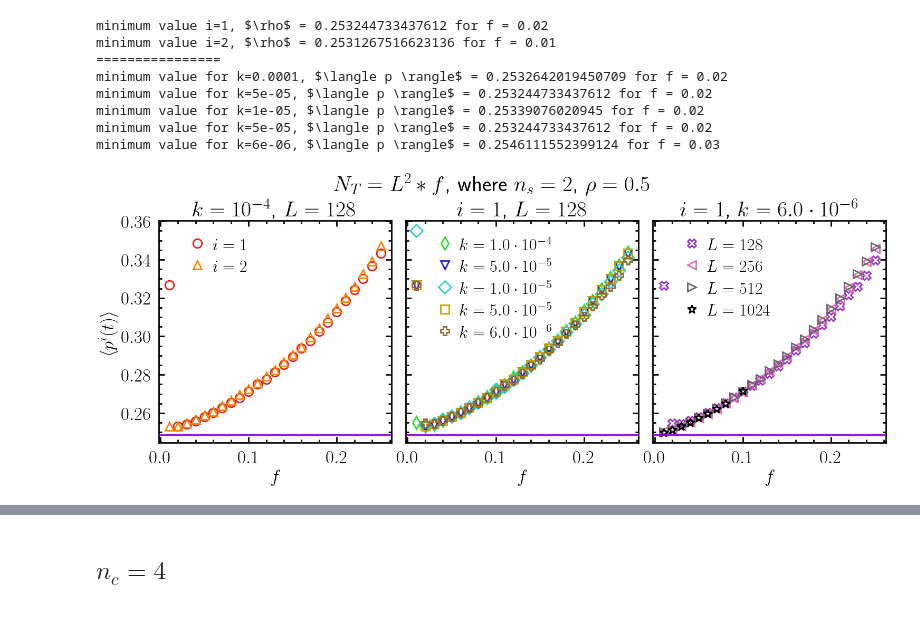
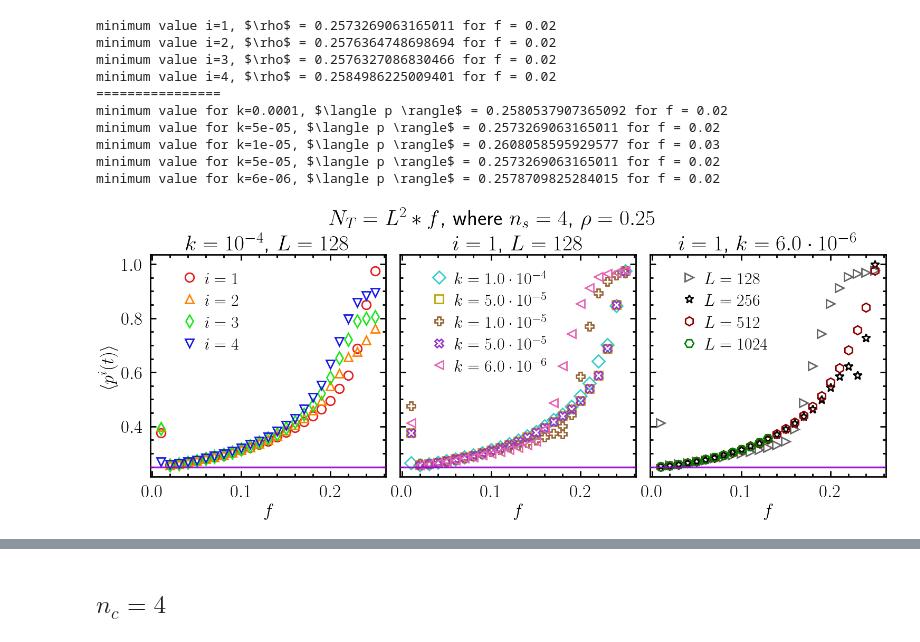
Before and after one commit to JuniorAlencar/self_organization_percolation, a Jupyter notebook: jupyter/parameters_analysis.ipynb, the cells around one changed output, grey strips where cells are left out. Cells and saved outputs as stored; diff of their text form; code cells hidden in the pictures.

```diff
--- a/jupyter/parameters_analysis.ipynb
+++ b/jupyter/parameters_analysis.ipynb
@@ -16,6 +16,7 @@ import os
 import numpy as np
 # %%
 df = pd.read_csv("../SOP_data/all_data.dat", sep=' ')
+df = df.dropna()
 df
 # %% [output]
 |  | type_perc | dim | L | Nt | k | nc | rho | p0 | P0 | order | N_samples | ... |
@@ -34,5 +34,0 @@ df
-# %%
-L = 256
-k_lst = [1.e-05, 1.e-04, 1.e-03]
-k = 1.0e-04
-df[(df['dim']==2) & (df['nc']==1)& (df["L"]==L) & (df['k']==k)].sort_values("Nt")
@@ -206,7 +131,7 @@ minimum value for k=0.001, $\langle p \rangle$ = 0.4919294946256482 for f = 0.09
 # %%
 k_lst = [1.0e-04, 5.0e-05, 1.0e-05, 5.0e-05, 6.0e-06]
 L = 128
-nc = 2
+nc = 4
 dim = 3
 rho = 1/nc
 A = L**2
@@ -214,17 +139,20 @@ A = L**2
 orders = [i for i in range(1,nc+1)]
 
 colors = [
-    (0.9, 0.1, 0.1),   # red
-    (1.0, 0.5, 0.0),   # orange
-    (0.1, 0.9, 0.1),   # green
-    (0.1, 0.1, 0.9),   # blue
-    (0.2, 0.8, 0.8),   # teal
-    (0.75,0.65, 0.00),   # yellow
-    (0.6, 0.4, 0.2),   # brown
-    (0.6, 0.2, 0.8),   # purple
-    (0.9, 0.4, 0.7),   # pink
-    (0.4, 0.4, 0.4),   # gray
-    (0.0, 0.0, 0.0),   # black
+    (0.9, 0.1, 0.1),    # red
+    (1.0, 0.5, 0.0),    # orange
+    (0.1, 0.9, 0.1),    # green
+    (0.1, 0.1, 0.9),    # blue
+    (0.2, 0.8, 0.8),    # teal
+    (0.75, 0.65, 0.00), # yellow
+    (0.6, 0.4, 0.2),    # brown
+    (0.6, 0.2, 0.8),    # purple
+    (0.9, 0.4, 0.7),    # pink
+    (0.4, 0.4, 0.4),    # gray
+    (0.0, 0.0, 0.0),    # black
+    (0.55, 0.0, 0.0),   # dark red
+    (0.0, 0.5, 0.0),    # dark green
+    (0.0, 0.4, 0.6),    # dark cyan / steel blue
 ]
 ord = 1
 pc = 0.24881182
@@ -234,7 +162,7 @@ fig, axes = plt.subplots(
     sharex=True,
     constrained_layout=True
 )
-markers = ["o", "^", "d", "v", "D", "s", "P", "X", "<", ">", "*"]
+markers = ["o", "^", "d", "v", "D", "s", "P", "X", "<", ">", "*", "h", "H", "p"]
 ms = 12
 mew = 2.0
 lw_pc = 2.5
@@ -334,38 +262,40 @@ for ax in axes:
         handlelength=1.0,    # encurta área do símbolo
         handleheight=0.9,
         borderpad=0.2,
         markerscale=1.0
     )
     ax.set_xlabel(r"$f$",fontsize=fs_label)
     ax.axhline(y=pc, linestyle="-", color="darkviolet", lw=lw_pc, alpha=0.9, zorder=5)
     # major ticks
     ax.tick_params(axis='both', which='major',
                 pad=10,      # distância do número
                 length=8,
                 width=2.0,
                 labelsize=fs_ticks)
 
     # minor ticks (normalmente sem label)
     ax.tick_params(axis='both', which='minor',
                 length=4,
                 width=2.0)
 
 exp = int(f"{k_lst[0]:.0e}".split("e")[1])
 
 
 axes[0].set_title(f"$k = 10^{{{exp}}}$, $L = {L}$", fontsize=fs_text)
 axes[1].set_title(f"$i = 1$, $L = {L}$", fontsize=fs_text)
 axes[2].set_title(f"$i = 1$, $k = {mantissa_L} \\cdot 10^{{{-6}}}$", fontsize=fs_text)
 axes[0].set_ylabel(r"$\langle p^i(t) \rangle$",fontsize=fs_label)
 fig.suptitle(fr"$N_T = L^2 * f$, where $n_s = {nc}$, $\rho={rho}$", fontsize=fs_title_figure)
 plt.show()
 # %% [output]
-minimum value i=1, $\rho$ = 0.253244733437612 for f = 0.02
-minimum value i=2, $\rho$ = 0.2531267516623136 for f = 0.01
+minimum value i=1, $\rho$ = 0.2573269063165011 for f = 0.02
+minimum value i=2, $\rho$ = 0.2576364748698694 for f = 0.02
+minimum value i=3, $\rho$ = 0.2576327086830466 for f = 0.02
+minimum value i=4, $\rho$ = 0.2584986225009401 for f = 0.02
 ================
-minimum value for k=0.0001, $\langle p \rangle$ = 0.2532642019450709 for f = 0.02
-minimum value for k=5e-05, $\langle p \rangle$ = 0.253244733437612 for f = 0.02
-minimum value for k=1e-05, $\langle p \rangle$ = 0.25339076020945 for f = 0.02
-minimum value for k=5e-05, $\langle p \rangle$ = 0.253244733437612 for f = 0.02
-minimum value for k=6e-06, $\langle p \rangle$ = 0.2546111552399124 for f = 0.03
+minimum value for k=0.0001, $\langle p \rangle$ = 0.2580537907365092 for f = 0.02
+minimum value for k=5e-05, $\langle p \rangle$ = 0.2573269063165011 for f = 0.02
+minimum value for k=1e-05, $\langle p \rangle$ = 0.2608058595929577 for f = 0.03
+minimum value for k=5e-05, $\langle p \rangle$ = 0.2573269063165011 for f = 0.02
+minimum value for k=6e-06, $\langle p \rangle$ = 0.2578709825284015 for f = 0.02
-[figure, old version]
+[figure, new version]
```
Also changed, not shown: parts of 8 cells of this notebook, 11 other files.
